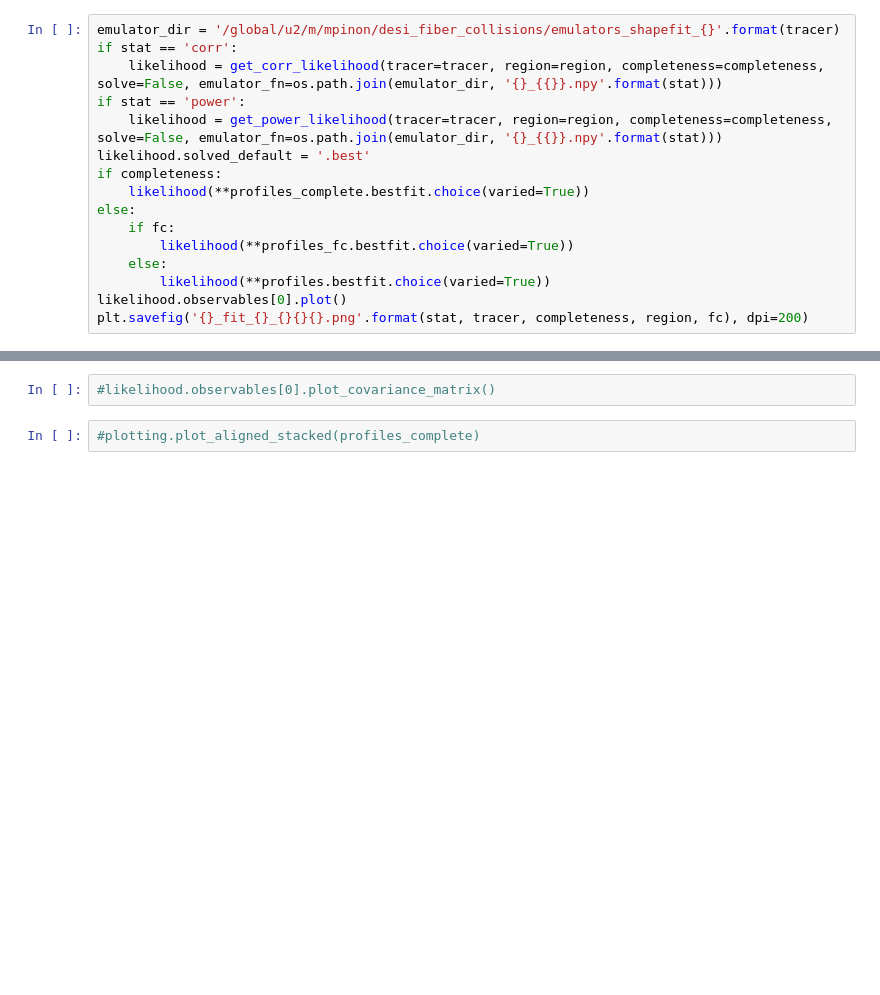
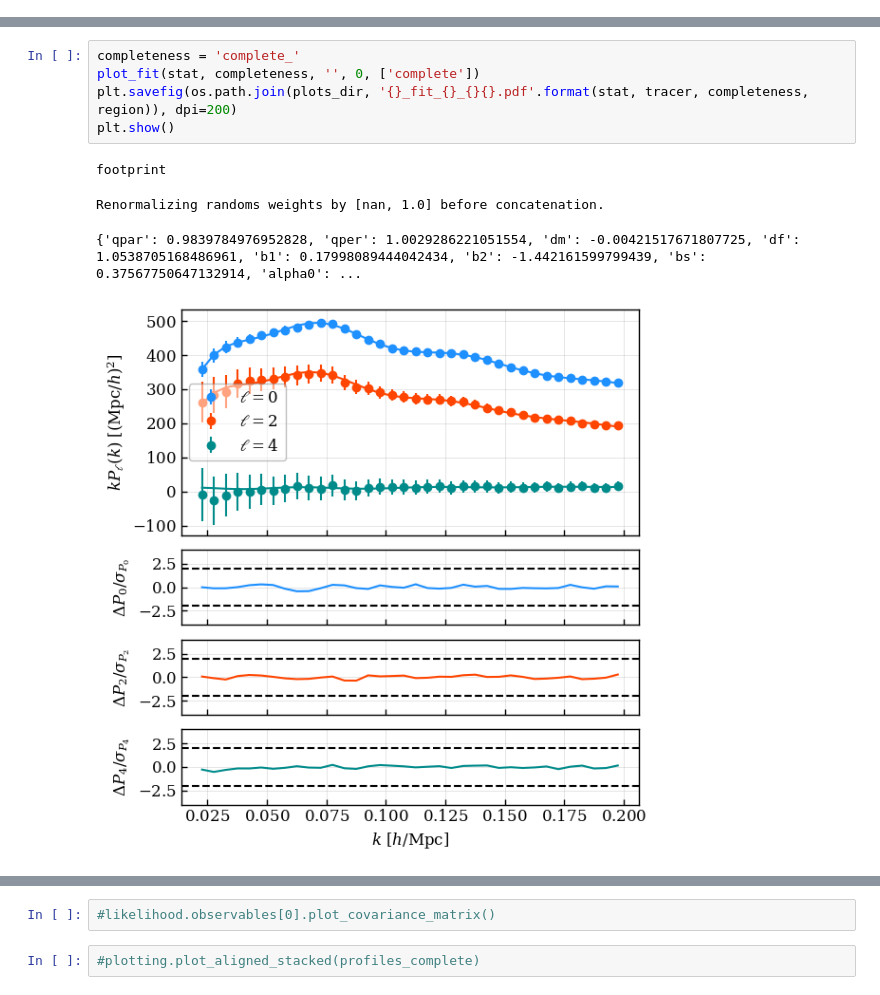
Before and after one commit to mathildepinon/desi-fiber-collisions, a Jupyter notebook: fits.ipynb, the cells around one changed output, grey strips where cells are left out. Saved outputs shown, nothing was run; the diff lists cells and outputs as text; blank space fills up the shorter version.

```diff
--- a/fits.ipynb
+++ b/fits.ipynb
@@ -42,16 +54,0 @@ fc = '_fc'
-# %%
-emulator_dir = '/global/u2/m/mpinon/desi_fiber_collisions/emulators_shapefit_{}'.format(tracer)
-if stat == 'corr':
-    likelihood = get_corr_likelihood(tracer=tracer, region=region, completeness=completeness, solve=False, emulator_fn=os.path.join(emulator_dir, '{}_{{}}.npy'.format(stat)))
-if stat == 'power':
-    likelihood = get_power_likelihood(tracer=tracer, region=region, completeness=completeness, solve=False, emulator_fn=os.path.join(emulator_dir, '{}_{{}}.npy'.format(stat)))
-likelihood.solved_default = '.best'
-if completeness:
-    likelihood(**profiles_complete.bestfit.choice(varied=True))
-else:
-    if fc:
-        likelihood(**profiles_fc.bestfit.choice(varied=True))
-    else:
-        likelihood(**profiles.bestfit.choice(varied=True))
-likelihood.observables[0].plot()
-plt.savefig('{}_fit_{}_{}{}{}.png'.format(stat, tracer, completeness, region, fc), dpi=200)
@@ -61,0 +122,10 @@ Renormalizing randoms weights by [nan, 1.0] before concatenation.
+# %%
+completeness = 'complete_'
+plot_fit(stat, completeness, '', 0, ['complete'])
+plt.savefig(os.path.join(plots_dir, '{}_fit_{}_{}{}.pdf'.format(stat, tracer, completeness, region)), dpi=200)
+plt.show()
+# %% [output]
+footprint
+Renormalizing randoms weights by [nan, 1.0] before concatenation.
+{'qpar': 0.9839784976952828, 'qper': 1.0029286221051554, 'dm': -0.00421517671807725, 'df': 1.0538705168486961, 'b1': 0.17998089444042434, 'b2': -1.442161599799439, 'bs': 0.37567750647132914, 'alpha0': ...
+[figure, added]
```
Also changed, not shown: parts of 16 cells of this notebook, 2 other files.
